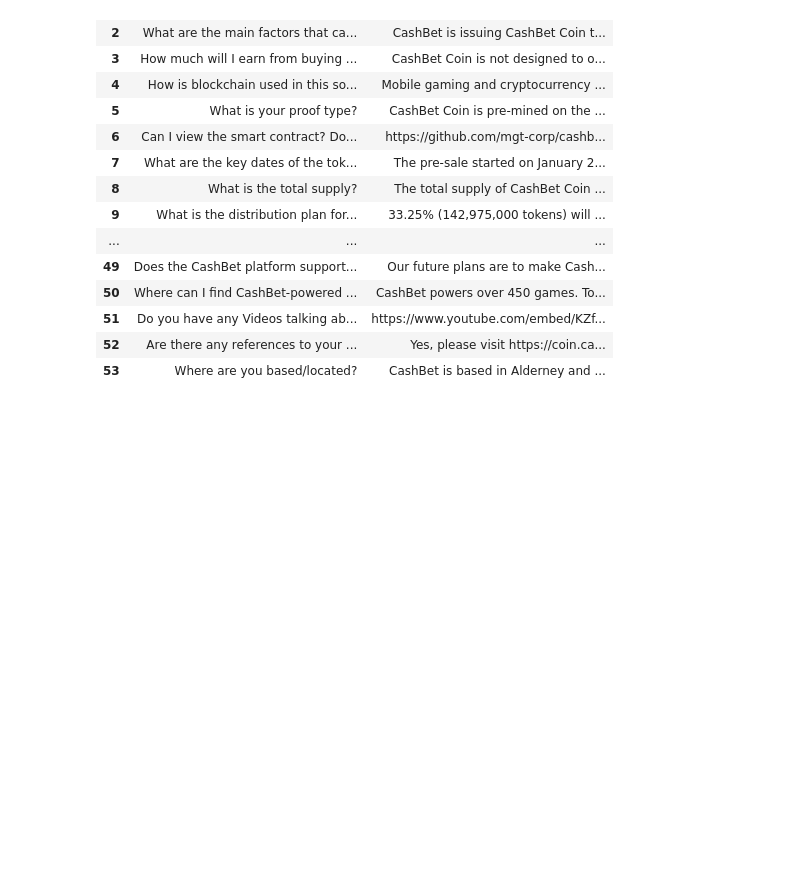
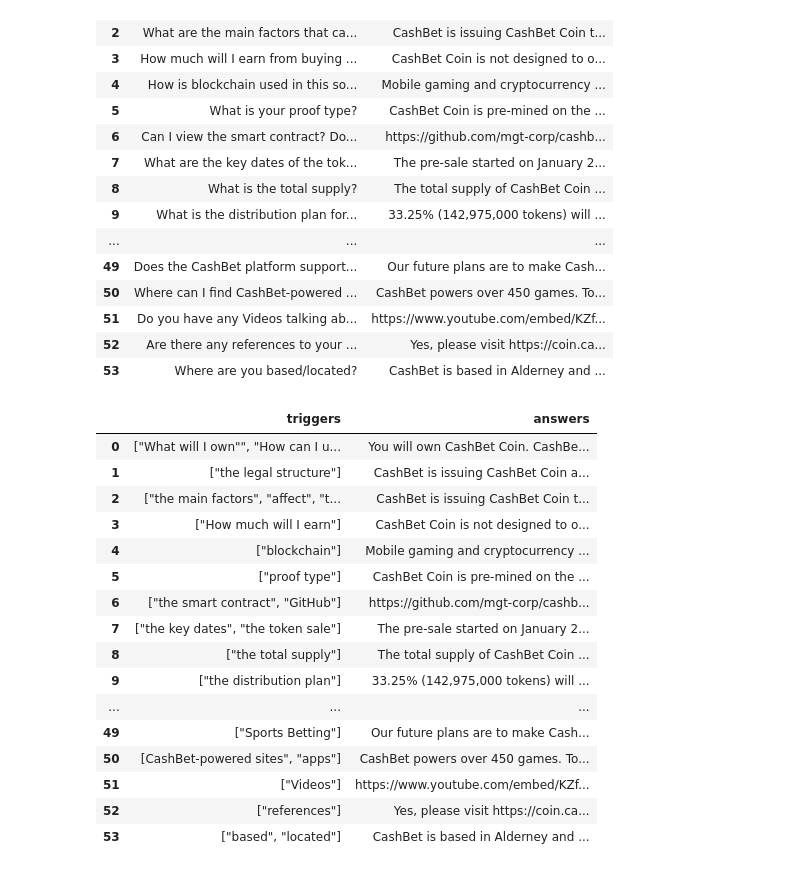
Before and after one commit to Doncurt/Appathoncashbet, a Jupyter notebook: create_csv.ipynb, the cells around one changed output. Saved outputs shown, nothing was run; the diff lists cells and outputs as text; code cells hidden in the pictures; blank space fills up the shorter version.

Commit message:
added triggers

```diff
--- a/create_csv.ipynb
+++ b/create_csv.ipynb
@@ -78,3 +78,28 @@ questions_and_answers
 | 53 | Where are you based/located? | CashBet is based in Alderney and ... |
 # %%
 questions_and_answers.to_csv('questions_and_answers.csv')
+# %%
+triggers_path = "triggers.text"
+triggers_data = read_text(triggers_path)
+triggers_data.columns = ["triggers"]
+# %%
+triggers_and_answers = triggers_data.join(answers_data)
+triggers_and_answers
+# %% [output]
+|  | triggers | answers |
+| 0 | ["What will I own"", "How can I u... | You will own CashBet Coin. CashBe... |
+| 1 | ["the legal structure"] | CashBet is issuing CashBet Coin a... |
+| 2 | ["the main factors", "affect", "t... | CashBet is issuing CashBet Coin t... |
+| 3 | ["How much will I earn"] | CashBet Coin is not designed to o... |
+| 4 | ["blockchain"] | Mobile gaming and cryptocurrency ... |
+| 5 | ["proof type"] | CashBet Coin is pre-mined on the ... |
+| 6 | ["the smart contract", "GitHub"] | https://github.com/mgt-corp/cashb... |
+| 7 | ["the key dates", "the token sale"] | The pre-sale started on January 2... |
+| 8 | ["the total supply"] | The total supply of CashBet Coin ... |
+| 9 | ["the distribution plan"] | 33.25% (142,975,000 tokens) will ... |
+| ... | ... | ... |
+| 49 | ["Sports Betting"] | Our future plans are to make Cash... |
+| 50 | [CashBet-powered sites", "apps"] | CashBet powers over 450 games. To... |
+| 51 | ["Videos"] | https://www.youtube.com/embed/KZf... |
+| 52 | ["references"] | Yes, please visit https://coin.ca... |
+| 53 | ["based", "located"] | CashBet is based in Alderney and ... |
```
Also changed, not shown: parts of 1 cell of this notebook, 2 other files.
